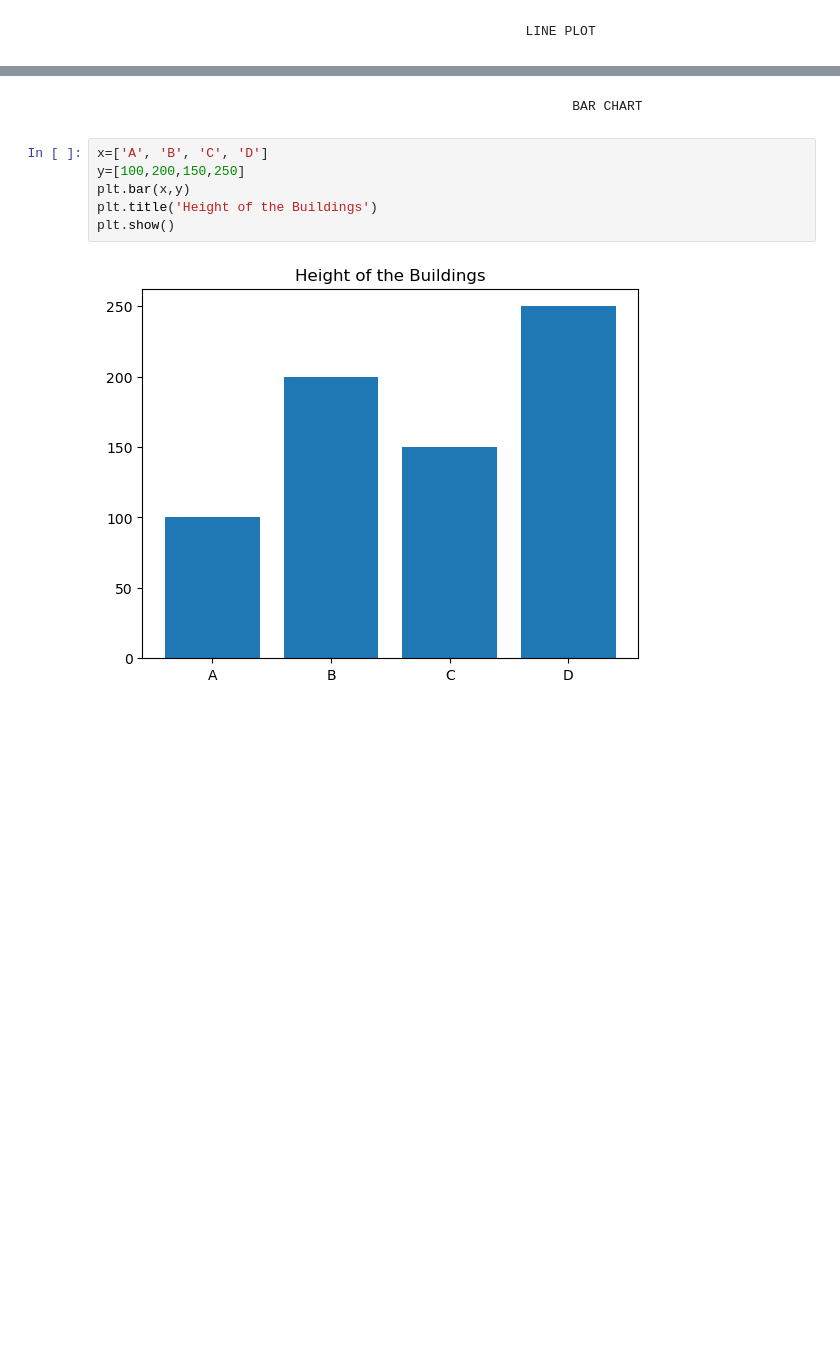
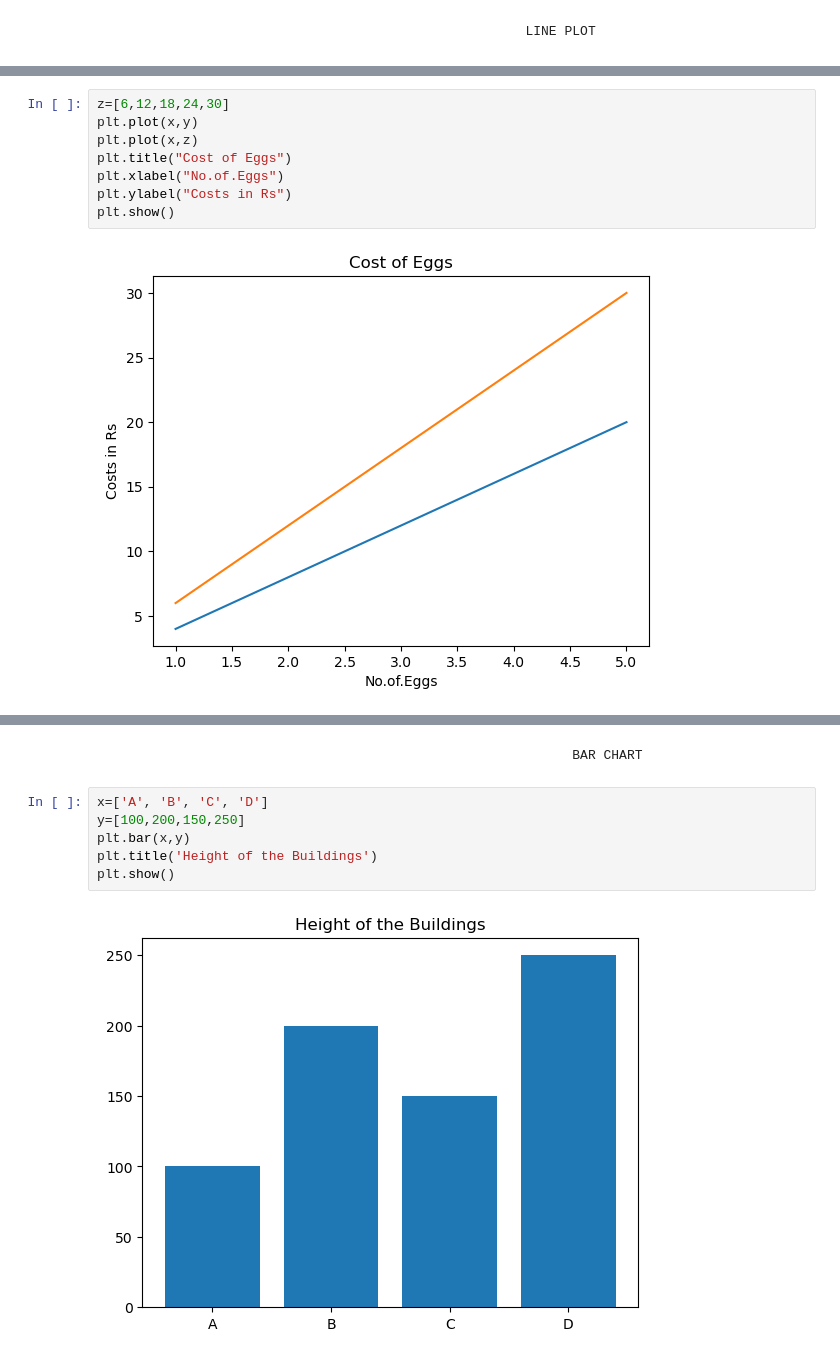
Before and after one commit to Suruthi-Keerthika/Projects, a Jupyter notebook: Mat.ipynb, the cells around one changed output, grey strips where cells are left out. Drawn from its saved outputs; the diff is of its cells as text; blank space fills up the shorter version.

```diff
--- a/Mat.ipynb
+++ b/Mat.ipynb
@@ -13,0 +14,10 @@ plt.show()
+# %%
+z=[6,12,18,24,30]
+plt.plot(x,y)
+plt.plot(x,z)
+plt.title("Cost of Eggs")
+plt.xlabel("No.of.Eggs")
+plt.ylabel("Costs in Rs")
+plt.show()
+# %% [output]
+[figure, added]
```
Also changed, not shown: parts of 3 cells of this notebook.
